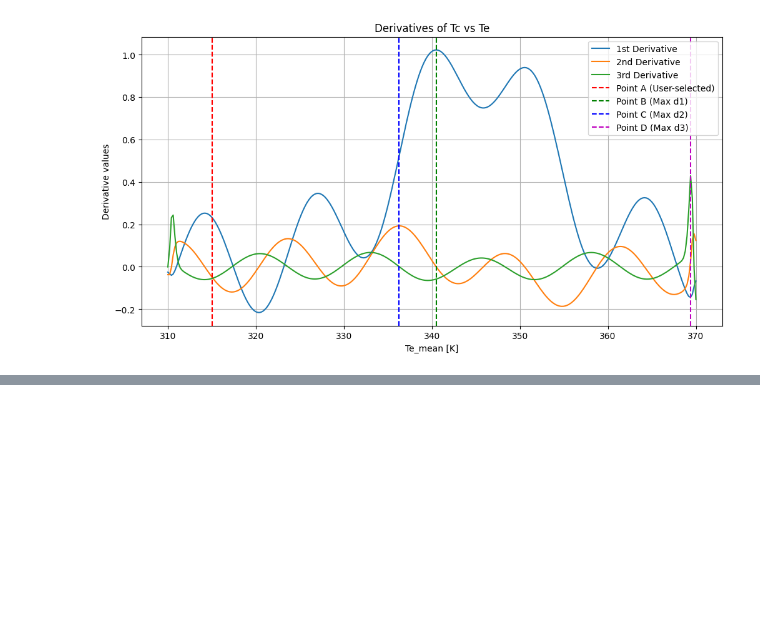
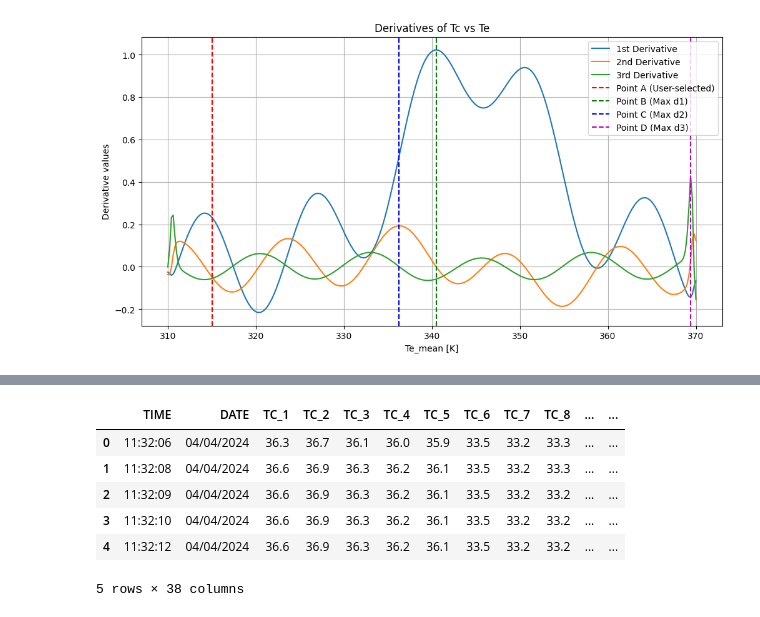
Before and after one commit to kamleshparmar17/Advanced_PulseHeatPipe_krp, a Jupyter notebook: ml/eda/derivative.ipynb, the cells around one changed output, grey strips where cells are left out. Saved outputs shown, nothing was run; the diff lists cells and outputs as text; code cells hidden in the pictures; blank space fills up the shorter version.

```diff
--- a/ml/eda/derivative.ipynb
+++ b/ml/eda/derivative.ipynb
@@ -258,0 +77,10 @@ else:
+# %%
+df.head()
+# %% [output]
+|  | TIME | DATE | TC_1 | TC_2 | TC_3 | TC_4 | TC_5 | TC_6 | TC_7 | TC_8 | ... | ... |
+| 0 | 11:32:06 | 04/04/2024 | 36.3 | 36.7 | 36.1 | 36.0 | 35.9 | 33.5 | 33.2 | 33.3 | ... | ... |
+| 1 | 11:32:08 | 04/04/2024 | 36.6 | 36.9 | 36.3 | 36.2 | 36.1 | 33.5 | 33.2 | 33.3 | ... | ... |
+| 2 | 11:32:09 | 04/04/2024 | 36.6 | 36.9 | 36.3 | 36.2 | 36.1 | 33.5 | 33.2 | 33.2 | ... | ... |
+| 3 | 11:32:10 | 04/04/2024 | 36.6 | 36.9 | 36.3 | 36.2 | 36.1 | 33.5 | 33.2 | 33.2 | ... | ... |
+| 4 | 11:32:12 | 04/04/2024 | 36.6 | 36.9 | 36.3 | 36.2 | 36.1 | 33.5 | 33.2 | 33.2 | ... | ... |
+5 rows × 38 columns
```
Also changed, not shown: parts of 13 cells of this notebook, 1 other file.
